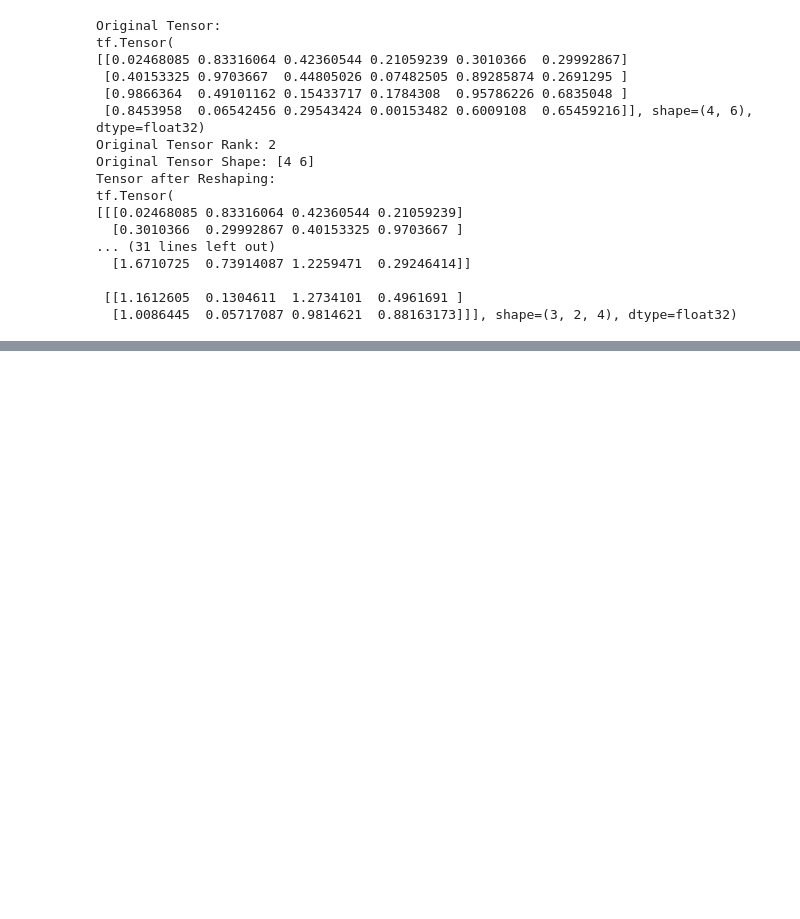
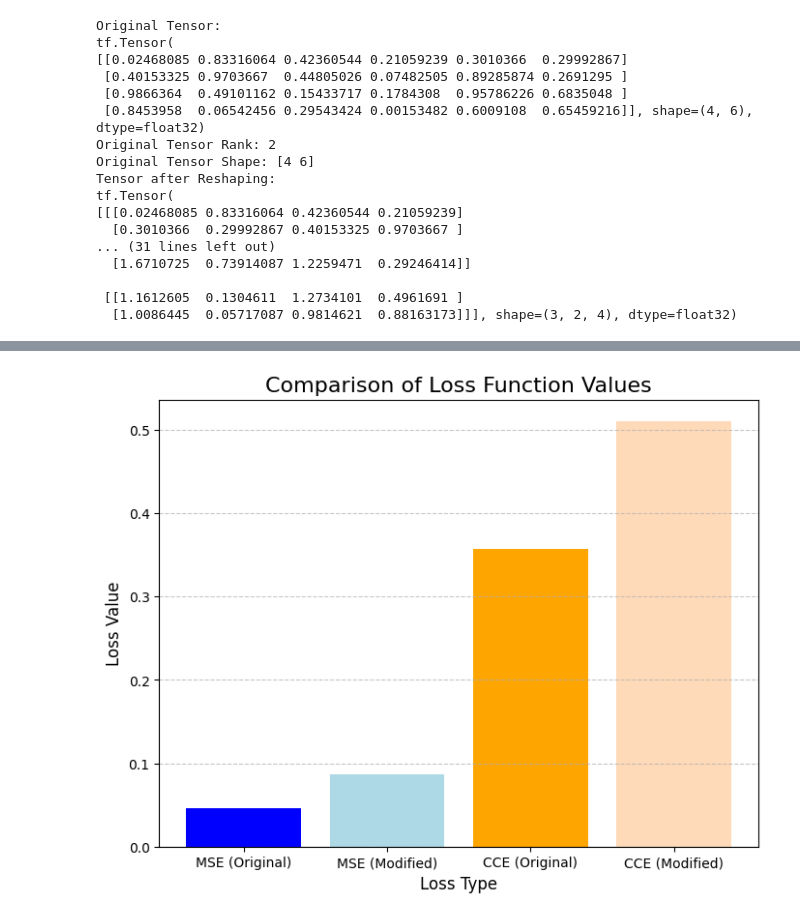
Before and after one commit to Vishal-113/Tensor_Manupulations, a Jupyter notebook: Untitled1.ipynb, the cells around one changed output, grey strips where cells are left out. Cells and saved outputs as stored; diff of their text form; code cells hidden in the pictures; blank space fills up the shorter version.

```diff
--- a/Untitled1.ipynb
+++ b/Untitled1.ipynb
@@ -48,3 +48,43 @@ tf.Tensor(
 
  [[1.1612605  0.1304611  1.2734101  0.4961691 ]
   [1.0086445  0.05717087 0.9814621  0.88163173]]], shape=(3, 2, 4), dtype=float32)
+# %%
+import tensorflow as tf
+import numpy as np
+import matplotlib.pyplot as plt
+
+# Step 1: Define true values (y_true) and model predictions (y_pred)
+y_true = tf.constant([1, 0, 0], dtype=tf.float32)  # One-hot encoded true labels
+y_pred_original = tf.constant([0.7, 0.2, 0.1], dtype=tf.float32)  # Predicted probabilities
+
+# Step 2: Compute MSE and Categorical Cross-Entropy (CCE) losses
+mse_loss = tf.keras.losses.MeanSquaredError()
+cce_loss = tf.keras.losses.CategoricalCrossentropy()
+
+mse_original = mse_loss(y_true, y_pred_original).numpy()
+cce_original = cce_loss(y_true, y_pred_original).numpy()
+
+# Step 3: Modify predictions slightly and check how loss values change
+y_pred_modified = tf.constant([0.6, 0.3, 0.1], dtype=tf.float32)
+
+mse_modified = mse_loss(y_true, y_pred_modified).numpy()
+cce_modified = cce_loss(y_true, y_pred_modified).numpy()
+
+# Print Loss Values
+print(f"Original MSE Loss: {mse_original}")
+print(f"Modified MSE Loss: {mse_modified}")
+print(f"Original CCE Loss: {cce_original}")
+print(f"Modified CCE Loss: {cce_modified}")
+
+# Step 4: Plot loss function values using Matplotlib
+loss_names = ['MSE (Original)', 'MSE (Modified)', 'CCE (Original)', 'CCE (Modified)']
+loss_values = [mse_original, mse_modified, cce_original, cce_modified]
+
+plt.figure(figsize=(8, 6))
+plt.bar(loss_names, loss_values, color=['blue', 'lightblue', 'orange', 'peachpuff'])
+plt.title("Comparison of Loss Function Values", fontsize=16)
+plt.ylabel("Loss Value", fontsize=12)
+plt.xlabel("Loss Type", fontsize=12)
+plt.grid(axis='y', linestyle='--', alpha=0.7)
+plt.show()
+# %% [output]
@@ -50,0 +95 @@ tf.Tensor(
+[figure, added]
```
Also changed, not shown: parts of 1 cell of this notebook.
